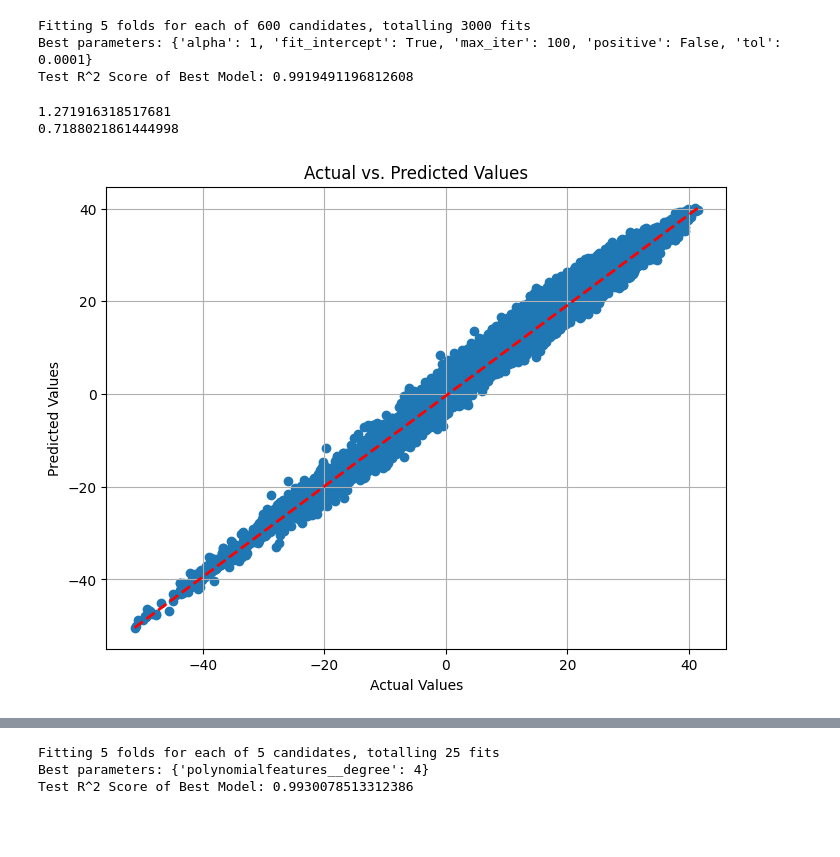
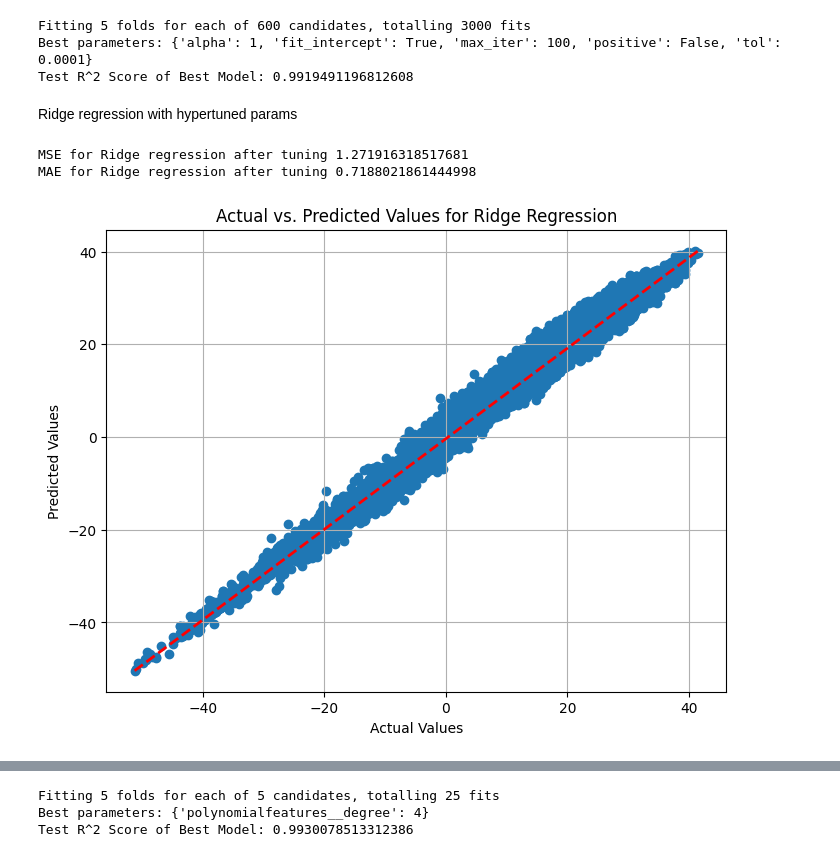
Before and after one commit to 202311003/idm_assignment_1, a Jupyter notebook: DM_project.ipynb, the cells around one changed output, grey strips where cells are left out. Saved outputs shown, nothing was run; the diff lists cells and outputs as text; code cells hidden in the pictures; blank space fills up the shorter version.

```diff
--- a/DM_project.ipynb
+++ b/DM_project.ipynb
@@ -475,30 +543,32 @@ print(f"Test R^2 Score of Best Model: {test_score}")
 Fitting 5 folds for each of 600 candidates, totalling 3000 fits
 Best parameters: {'alpha': 1, 'fit_intercept': True, 'max_iter': 100, 'positive': False, 'tol': 0.0001}
 Test R^2 Score of Best Model: 0.9919491196812608
+# %% [markdown]
+Ridge regression with hypertuned params
 # %%
-##Ridge tunning
-model3t = Ridge(alpha= 100, fit_intercept= True, max_iter= 100, positive= False, tol= 0.0001)
+
+model3t = Ridge(alpha= 1, fit_intercept= True, max_iter= 100, positive= False, tol= 0.0001)
 model3t.fit(X_train_scaled, y_train)
 y_pred3t = model3.predict(X_test_scaled)
 mse3t = mean_squared_error(y_test, y_pred3t)
-print(mse3t)
+print('MSE for Ridge regression after tuning',mse3t)
 mae3t = mean_absolute_error(y_test, y_pred3t)
-print(mae3t)
+print('MAE for Ridge regression after tuning',mae3t)
 # %% [output]
-1.271916318517681
-0.7188021861444998
+MSE for Ridge regression after tuning 1.271916318517681
+MAE for Ridge regression after tuning 0.7188021861444998
 # %%
 plt.figure(figsize=(8, 6))
 plt.scatter(y_test, y_pred3t)
 plt.xlabel("Actual Values")
 plt.ylabel("Predicted Values")
-plt.title("Actual vs. Predicted Values")
+plt.title("Actual vs. Predicted Values for Ridge Regression")
 plt.grid(True)
 
 # Add a diagonal line for reference (perfect predictions)
 plt.plot([min(y_test), max(y_test)], [min(y_pred3t), max(y_pred3t)], linestyle='--', color='red', linewidth=2)
 
 # Show the plot
 plt.show()
 # %% [output]
-[figure, old version]
+[figure, new version]
```
Also changed, not shown: parts of 45 cells of this notebook.
